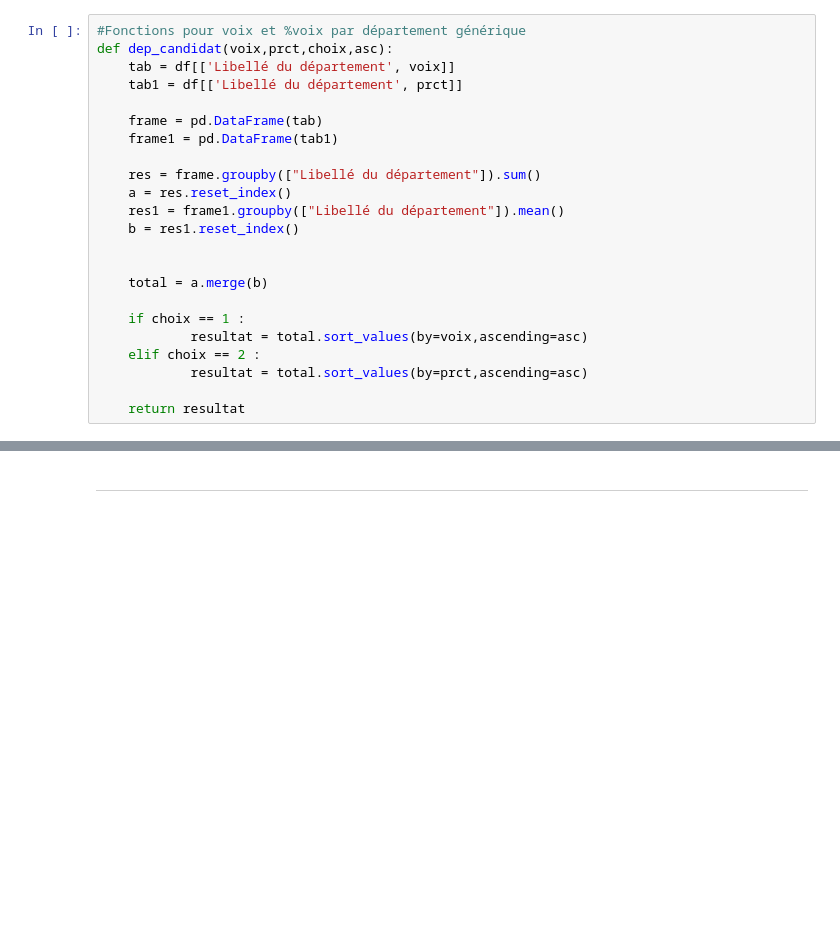
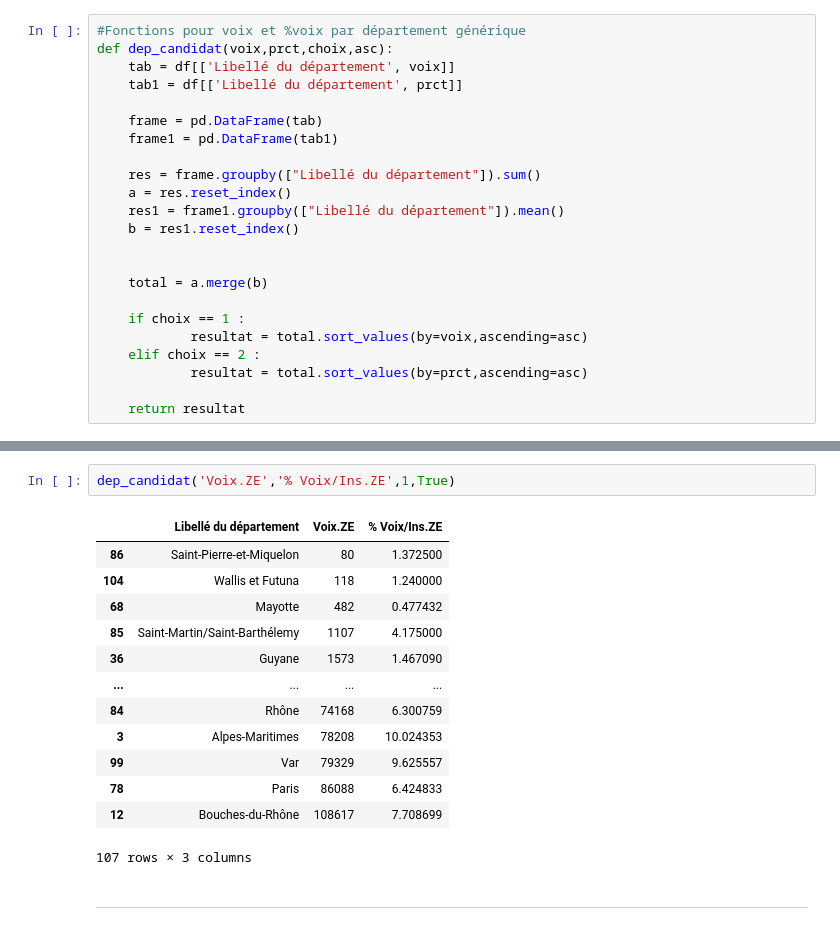
Before and after one commit to BaderEK/AnalyseDeDonnees, a Jupyter notebook: Groupe 2/Groupe 2/rendu.ipynb, the cells around one changed output, grey strips where cells are left out. Drawn from its saved outputs; the diff is of its cells as text; blank space fills up the shorter version.

```diff
--- a/Groupe 2/Groupe 2/rendu.ipynb
+++ b/Groupe 2/Groupe 2/rendu.ipynb
@@ -174,3 +265,19 @@ dep_candidat('Voix.ME','% Voix/Ins.MJL',2,False)
+# %%
+dep_candidat('Voix.ZE','% Voix/Ins.ZE',1,True)
+# %% [output]
+|  | Libellé du département | Voix.ZE | % Voix/Ins.ZE |
+| 86 | Saint-Pierre-et-Miquelon | 80 | 1.372500 |
+| 104 | Wallis et Futuna | 118 | 1.240000 |
+| 68 | Mayotte | 482 | 0.477432 |
+| 85 | Saint-Martin/Saint-Barthélemy | 1107 | 4.175000 |
+| 36 | Guyane | 1573 | 1.467090 |
+| ... | ... | ... | ... |
+| 84 | Rhône | 74168 | 6.300759 |
+| 3 | Alpes-Maritimes | 78208 | 10.024353 |
+| 99 | Var | 79329 | 9.625557 |
+| 78 | Paris | 86088 | 6.424833 |
+| 12 | Bouches-du-Rhône | 108617 | 7.708699 |
+107 rows × 3 columns
 # %% [markdown]
 ----------------------------------------------
 # %%
```
Also changed, not shown: parts of 13 cells of this notebook.
